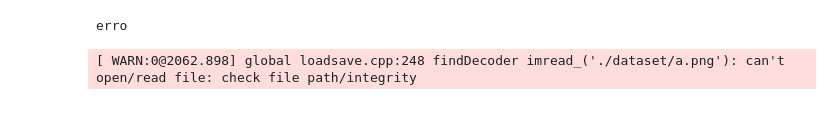
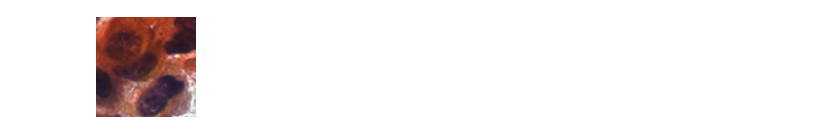
Before and after one commit to HenriqueCastros/pai-flower-nucleus, a Jupyter notebook: trab.ipynb, the cells around one changed output. Saved outputs shown, nothing was run; the diff lists cells and outputs as text; code cells hidden in the pictures.

```diff
--- a/trab.ipynb
+++ b/trab.ipynb
@@ -30,14 +69,33 @@ def crop_image_around_point(image, x, y, crop_size):
+# %%
+crop_size = 100
+out_dir = './cropped_dataset/'
+
+for index, row in df.iterrows():
+    x = row.nucleus_x
+    y = row.nucleus_y
+    id = row.cell_id
+    label = row.bethesda_system
+    img_path = os.path.join(dir_path, row.image_filename)
+    cropped_img_path = os.path.join(out_dir, label, str(id)+'.jpg')
+
+    image = Image.open(img_path)
+    cropped_img = crop_with_pil(image, x, y, crop_size)
+    # cropped_img.save(cropped_img_path)
+    break
+cropped_img
+# %% [output]
+[figure, added]
 # %%
 # Example usage:
 # Load your image (replace 'your_image_path.jpg' with your actual image file path)
-original_image = cv2.imread('./dataset/a.png')
+original_image = cv2.imread(img_path)
 
-if original_image == None:
+if original_image is None:
     print("erro")
 else:
     # Replace these values with the actual x, y coordinates and the desired crop size
-    center_x = 1012
-    center_y = 875
+    center_x = 1254
+    center_y = 366
     crop_size = 100
 
     # Crop the image around the specified x, y coordinates
@@ -45,6 +103,3 @@ else:
 
     # Display the original and cropped images
     cv2.imwrite('./tests/ouput.png', cropped_image)
-# %% [output]
-erro
-[ WARN:0@2062.898] global loadsave.cpp:248 findDecoder imread_('./dataset/a.png'): can't open/read file: check file path/integrity
```
Also changed, not shown: parts of 6 cells of this notebook, 2 other files.
